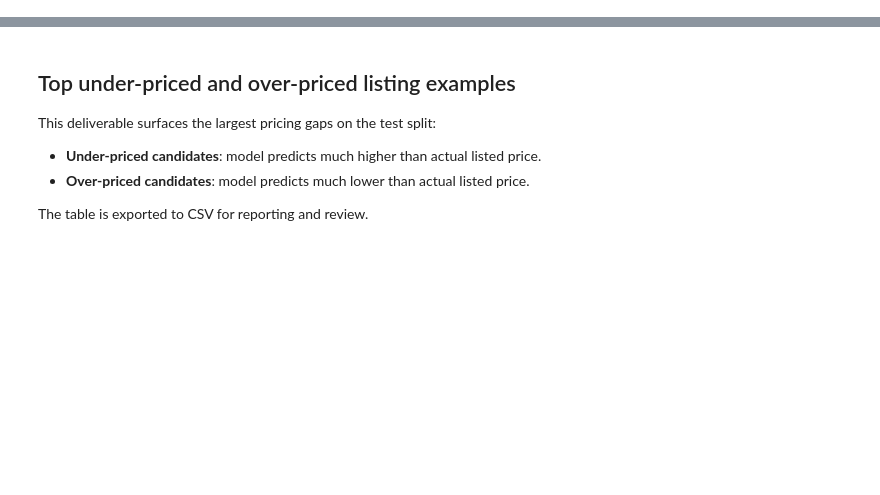
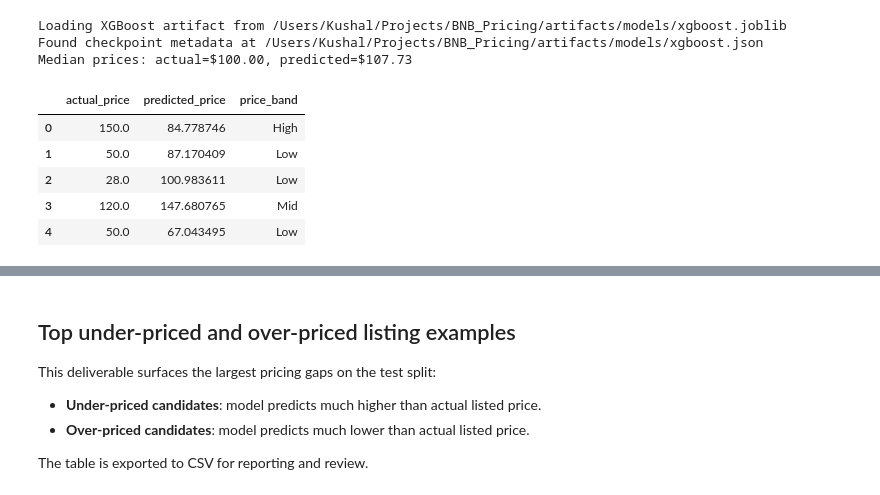
Before and after one commit to Techdude01/BNB_Pricing, a Jupyter notebook: notebooks/04_xgboost_price_band_plots.ipynb, the cells around one changed output, grey strips where cells are left out. Cells and saved outputs as stored; diff of their text form; code cells hidden in the pictures; blank space fills up the shorter version.

```diff
--- a/notebooks/04_xgboost_price_band_plots.ipynb
+++ b/notebooks/04_xgboost_price_band_plots.ipynb
@@ -41,49 +33,66 @@ print("Project root:", PROJECT_ROOT)
 # %%
-MODEL_PATH = PROJECT_ROOT / "artifacts/xgboost.joblib"
+MODEL_DIR = PROJECT_ROOT / "artifacts" / "models"
+MODEL_PATH = MODEL_DIR / "xgboost.joblib"
+MODEL_METADATA_PATH = MODEL_PATH.with_suffix(".json")
 PLOTS_DIR = PROJECT_ROOT / "artifacts/plots"
 SCATTER_PLOT_PATH = PLOTS_DIR / "xgboost_actual_vs_predicted_by_band.png"
-MEAN_BAND_BAR_PLOT_PATH = PLOTS_DIR / "xgboost_prediction_accuracy_by_band_mean.png"
-P90_BAND_BAR_PLOT_PATH = PLOTS_DIR / "xgboost_prediction_accuracy_by_band_p90.png"
-MISPRICED_OUTPUT_PATH = PROJECT_ROOT / "artifacts/xgboost_top_mispriced_examples.csv"
+BAND_BAR_PLOT_PATH = PLOTS_DIR / "xgboost_prediction_accuracy_by_band.png"
 BAND_LABELS = ["Low", "Mid", "High"]
 BAND_COLORS = {
     "Low": "#2ca02c",
     "Mid": "#1f77b4",
     "High": "#d62728",
 }
 
 if not MODEL_PATH.exists():
     raise FileNotFoundError(
-        f"Missing model artifact at {MODEL_PATH}. Run training with --model-output-dir artifacts first."
+        f"Missing model artifact at {MODEL_PATH}. Run training with --model-output-dir artifacts/models first."
     )
+
+print(f"Loading XGBoost artifact from {MODEL_PATH}")
+if MODEL_METADATA_PATH.exists():
+    print(f"Found checkpoint metadata at {MODEL_METADATA_PATH}")
 
 PLOTS_DIR.mkdir(parents=True, exist_ok=True)
 data = load_train_test()
 xgboost_pipeline = joblib.load(MODEL_PATH)
 predicted_log_prices = np.asarray(xgboost_pipeline.predict(data.X_test), dtype=np.float64)
+raw_prediction_median = float(np.median(predicted_log_prices))
+if not 2.0 <= raw_prediction_median <= 7.0:
+    raise ValueError(
+        "Expected XGBoost predictions on log1p(price) scale, but median raw prediction "
+        f"was {raw_prediction_median:.3f}. Check MODEL_PATH and rerun with the ml-optimized kernel."
+    )
 
-metrics = compute_dollar_metrics(data.y_test.to_numpy(dtype=np.float64), predicted_log_prices)
-evaluation_frame = build_residual_frame(
-    data.X_test,
-    data.y_test.to_numpy(dtype=np.float64),
-    predicted_log_prices,
+actual_prices = np.expm1(data.y_test.to_numpy(dtype=np.float64))
+predicted_prices = np.expm1(predicted_log_prices)
+print(
+    "Median prices: "
+    f"actual=${np.median(actual_prices):.2f}, predicted=${np.median(predicted_prices):.2f}"
+)
+
+evaluation_frame = pd.DataFrame(
+    {
+        "actual_price": actual_prices,
+        "predicted_price": predicted_prices,
+    }
 )
 evaluation_frame["price_band"] = pd.qcut(
     evaluation_frame["actual_price"],
-    q=len(BAND_LABELS),
+    q=3,
     labels=BAND_LABELS,
 )
-evaluation_frame["pricing_gap"] = evaluation_frame["predicted_price"] - evaluation_frame["actual_price"]
-evaluation_frame["absolute_gap"] = evaluation_frame["pricing_gap"].abs()
-evaluation_frame["percent_gap"] = evaluation_frame["pricing_gap"] / evaluation_frame["actual_price"].clip(lower=1.0) * 100.0
-
-if not np.all(np.isfinite(evaluation_frame[["actual_price", "predicted_price", "pricing_gap"]].to_numpy())):
-    raise ValueError("Evaluation frame contains non-finite price or gap values.")
-if set(evaluation_frame["price_band"].cat.categories) != set(BAND_LABELS):
-    raise ValueError("Actual price bands did not resolve to the expected Low/Mid/High labels.")
-
-print("XGBoost dollar metrics:", {key: round(value, 4) for key, value in metrics.items()})
-display(evaluation_frame.head())
+evaluation_frame.head()
+# %% [output]
+Loading XGBoost artifact from /Users/Kushal/Projects/BNB_Pricing/artifacts/models/xgboost.joblib
+Found checkpoint metadata at /Users/Kushal/Projects/BNB_Pricing/artifacts/models/xgboost.json
+Median prices: actual=$100.00, predicted=$107.73
+|  | actual_price | predicted_price | price_band |
+| 0 | 150.0 | 84.778746 | High |
+| 1 | 50.0 | 87.170409 | Low |
+| 2 | 28.0 | 100.983611 | Low |
+| 3 | 120.0 | 147.680765 | Mid |
+| 4 | 50.0 | 67.043495 | Low |
 # %%
 sns.set_theme(style="whitegrid")
 fig, axis = plt.subplots(figsize=(9, 7))
```
Also changed, not shown: parts of 6 cells of this notebook, 16 other files.
